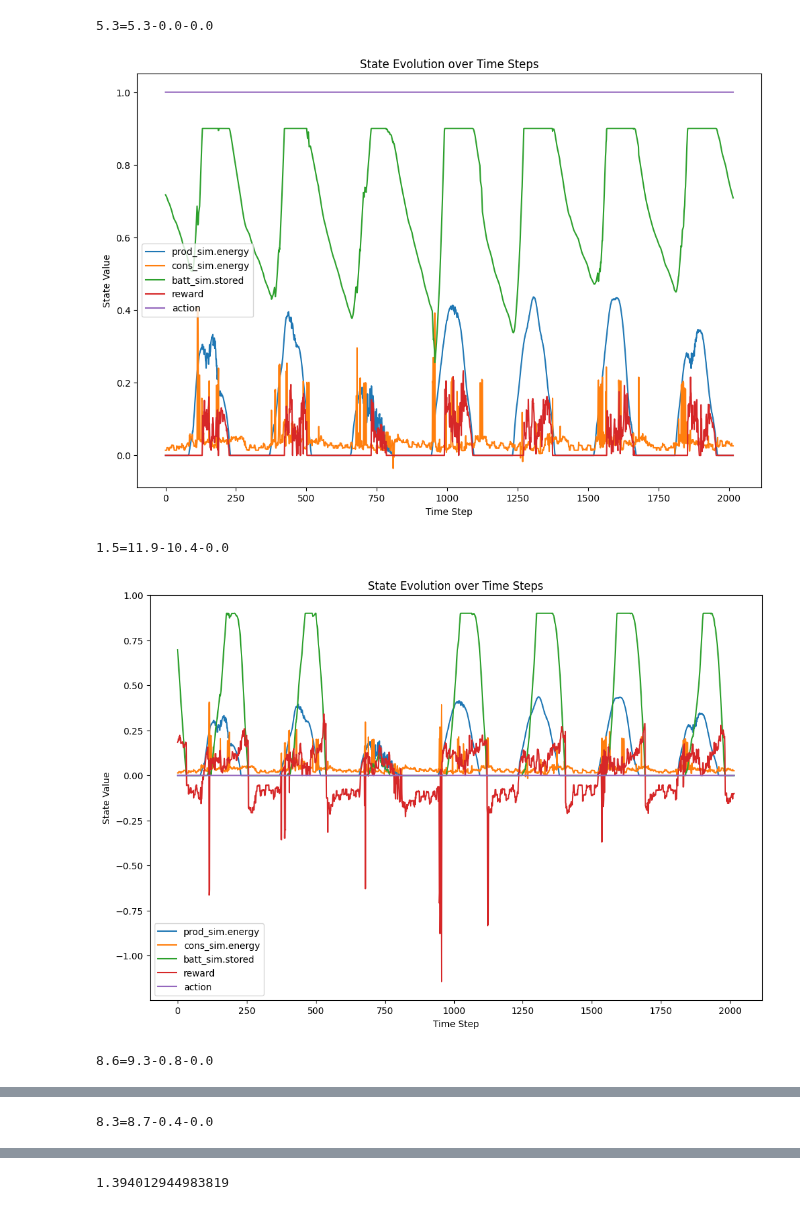
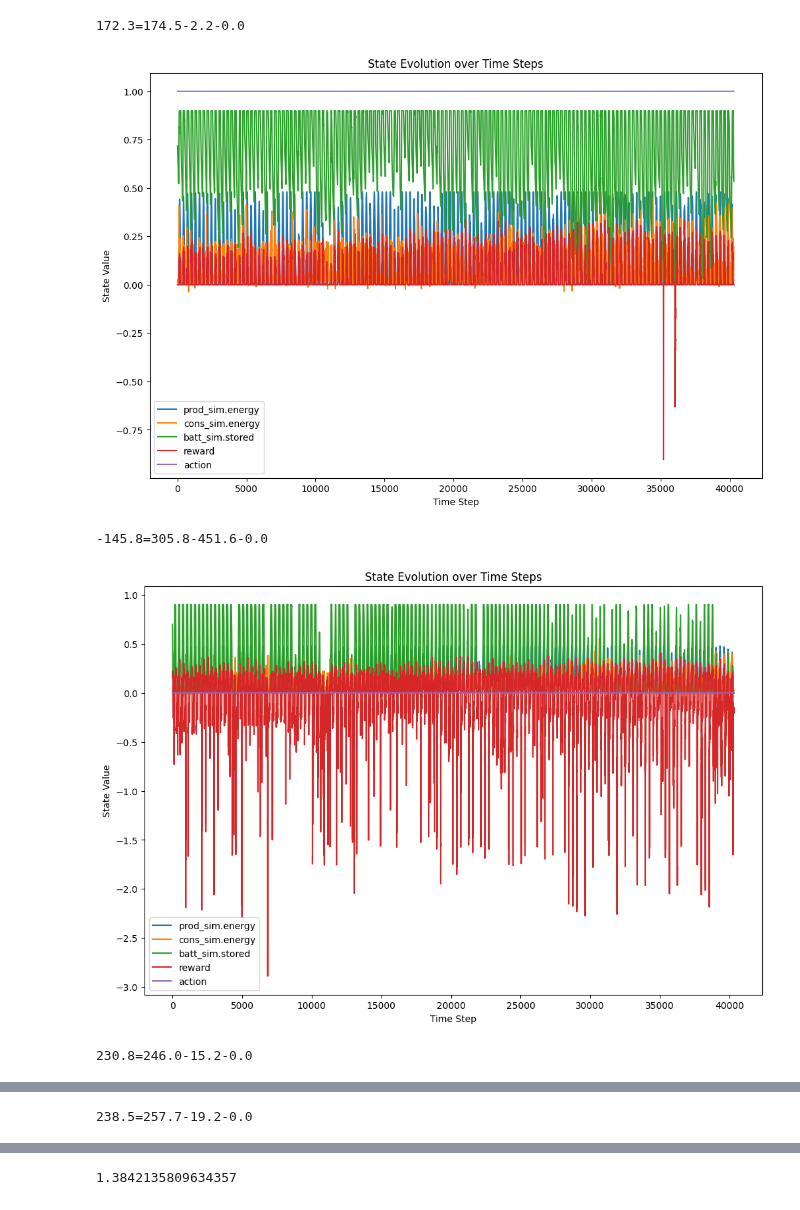
Before and after one commit to EmaR97/EnergyManagementRL, a Jupyter notebook: notebooks/02_model_training.ipynb, the cells around one changed output, grey strips where cells are left out. Saved outputs shown, nothing was run; the diff lists cells and outputs as text; code cells hidden in the pictures.

```diff
--- a/notebooks/02_model_training.ipynb
+++ b/notebooks/02_model_training.ipynb
@@ -27,20 +30,21 @@ noise_transition_matrix = np.load('../data/noise_transition_matrix.npy')
 df = pd.read_csv('../data/complete_series.csv', parse_dates=['timestamp'])
 print(f"Data loading took {time.time() - start_time:.2f} seconds")
 
-# Initialize WeatherSim
-start_time = time.time()
-w_sim = WeatherSim(
-    cloud_transition_matrices=cloud_transition_matrices,
-    noise_transition_matrix=noise_transition_matrix,
-    time_steps=df.consumption_w.size,
-    forecast_steps=48
-)
-print(f"WeatherSim initialization took {time.time() - start_time:.2f} seconds")
+# # Initialize WeatherSim
+# start_time = time.time()
+# w_sim = WeatherSim(
+#     cloud_transition_matrices=cloud_transition_matrices,
+#     noise_transition_matrix=noise_transition_matrix,
+#     time_steps=df.consumption_w.size,
+#     forecast_steps=48
+# )
+# print(f"WeatherSim initialization took {time.time() - start_time:.2f} seconds")
 # Initialize EnergySim
 start_time = time.time()
 p_sim = ProductionSim(
     power_series=df.production_w,
-    forecast_steps=48, w_sim=w_sim
+    forecast_steps=48,
+    # w_sim=w_sim
 )
 print(f"EnergySim initialization took {time.time() - start_time:.2f} seconds")
 
@@ -141,15 +144,12 @@ log_path = f"{logs_}results"
 latest_model_path = f"{logs_}ppo_inverter"
 best_model_path = f"{logs_}best_model/best_model"
 i_sim.reset()
-# Create multiple environments
-num_envs = 10
-train_env = DummyVecEnv([lambda: InverterEnv(copy.deepcopy(i_sim), week) for _ in range(num_envs)])
-
+eval_env=InverterEnv(copy.deepcopy(i_sim), week*5)
 eval_callback = EvalCallback(
-    eval_env=train_env.envs[0],
+    eval_env=env,
     best_model_save_path=best_model_save_path,
     log_path=log_path,
-    eval_freq=full_period * 5,
+    eval_freq=week * 5,  # Default: evaluate every 10% of max steps
     deterministic=True,
     render=False,
     verbose=1
@@ -205,2 +156,0 @@ KeyboardInterrupt:
-# %%
-run_training(train_env, trained_model, full_period, .8 / 1000)
@@ -225,30 +277,29 @@ Episode length: 40321.00 +/- 0.00
 # %%
-eval_env = InverterEnv(i_sim, full_period)
-latest_model = model_class.load(
+latest_model = DQN.load(
     latest_model_path,
     env=eval_env
 )
-best_model = model_class.load(
+best_model = DQN.load(
     best_model_path,
     env=eval_env
 )
 for model_to_test in [
     ConservativeModel(),
     GreedyModel(),
     latest_model,
     best_model
 ]:
     _test_plot(
         eval_env,
         model_to_test,
-        # full_period
-        week
+        full_period
+        # week
         # month
         # day
     )
 # %% [output]
-5.3=5.3-0.0-0.0
+172.3=174.5-2.2-0.0
-[figure, old version]
+[figure, new version]
-1.5=11.9-10.4-0.0
+-145.8=305.8-451.6-0.0
-[figure, old version]
+[figure, new version]
-8.6=9.3-0.8-0.0
+230.8=246.0-15.2-0.0
@@ -256 +307 @@ for model_to_test in [
-8.3=8.7-0.4-0.0
+238.5=257.7-19.2-0.0
@@ -258,7 +309,7 @@ for model_to_test in [
 # %%
 best_model.save("../logs/ppo_inverter.b.2.0")
 latest_model.save("../logs/ppo_inverter.l.2.0")
-# %%
-172.3 / 123.6
-# %% [output]
-1.394012944983819
+# %%
+238.5 / 172.3
+# %% [output]
+1.3842135809634357
```
Also changed, not shown: parts of 13 cells of this notebook.
